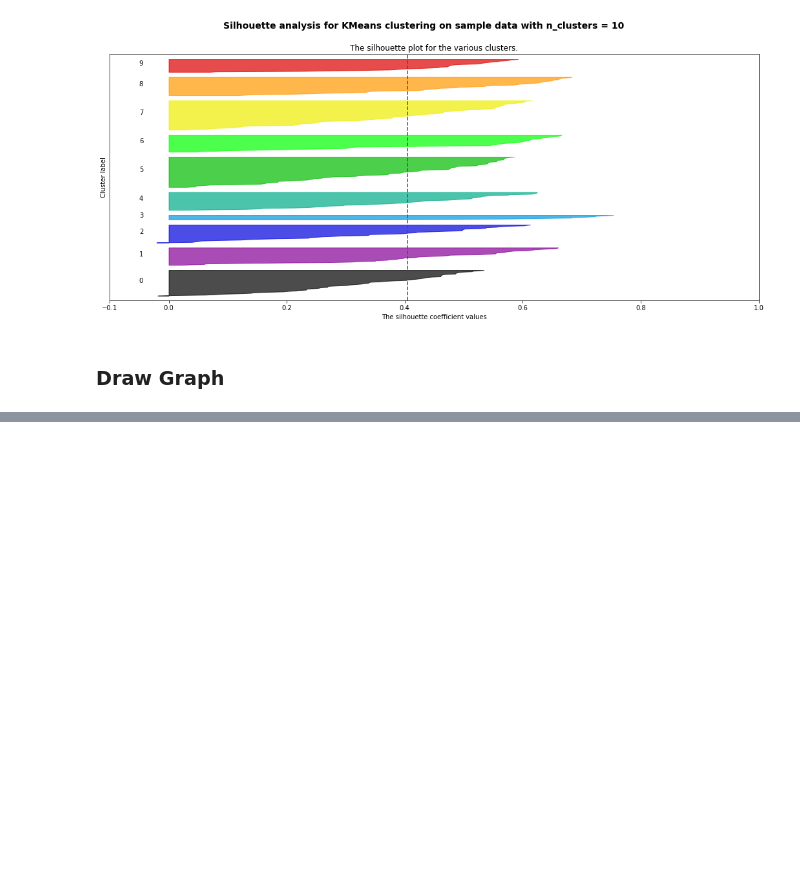
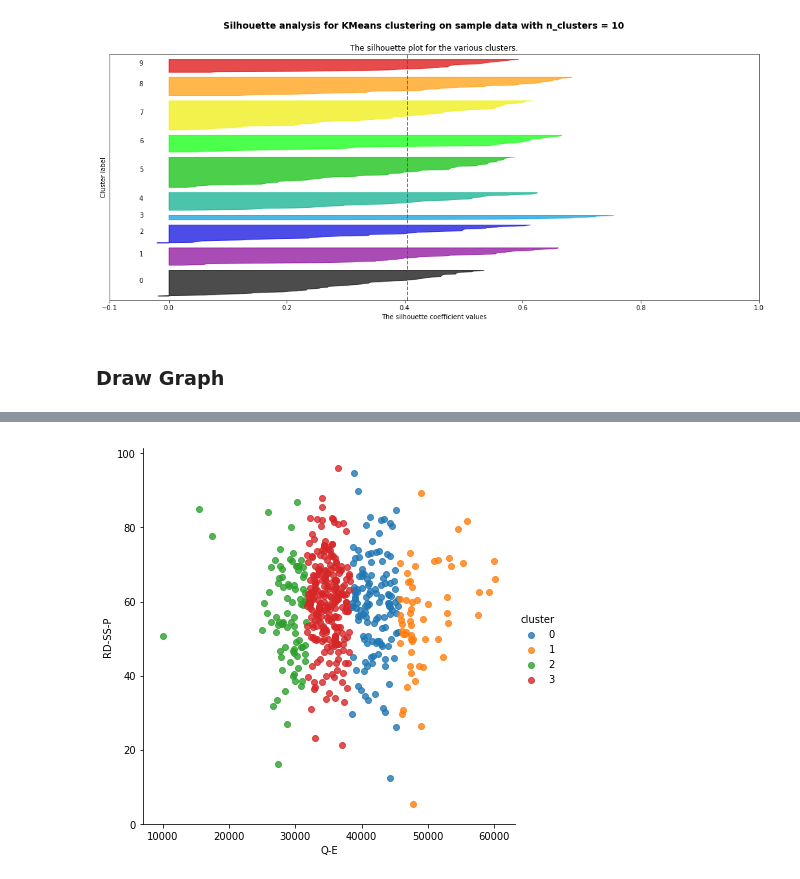
Before and after one commit to alam3211/DataMiningKmeansCluster, a Jupyter notebook: Final Project.ipynb, the cells around one changed output, grey strips where cells are left out. Cells and saved outputs as stored; diff of their text form; code cells hidden in the pictures; blank space fills up the shorter version.

Commit message:
Add data pair analysis

```diff
--- a/Final Project.ipynb
+++ b/Final Project.ipynb
@@ -337,0 +340,18 @@ plt.legend()
+# %%
+import seaborn as sns
+df = dataset_median
+X = df[["Q-E","ZN-E","PH-E","DBO-E","DQO-E","SS-E","SSV-E","SED-E","COND-E",
+        "PH-P","DBO-P","SS-P","SSV-P","SED-P","COND-P","PH-D","DBO-D","DQO-D","SS-D"
+        ,"SSV-D","SED-D","COND-D","PH-S","DBO-S","SQO-S","SS-S","SSV-S","SED-S","COND-S"
+        ,"RD-DBO-P","RD-SS-P","RD-SED-P","RD-DBO-S","RD-DQO-S","RD-DBO-G","RD-DQO-G"
+        ,"RD-SS-G","RD-SED-G"]]
+
+clusters = KMeans(4)  # 4 clusters!
+clusters.fit( X )
+clusters.cluster_centers_
+clusters.labels_
+
+df['cluster'] = clusters.labels_
+#
+df.sort_values(by=['cluster'],ascending = True)
+X.head()
@@ -337,0 +366,6 @@ plt.legend()
+# %%
+sns.lmplot('Q-E' ,'RD-SS-P', data=df,
+        hue = "cluster",
+        fit_reg=False, height = 6 );
+# %% [output]
+[figure, added]
```
Also changed, not shown: parts of 6 cells of this notebook.
